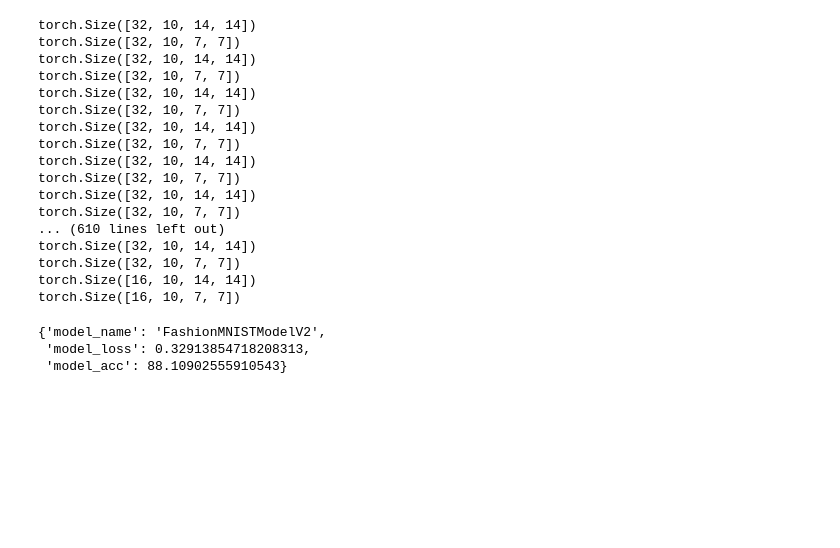
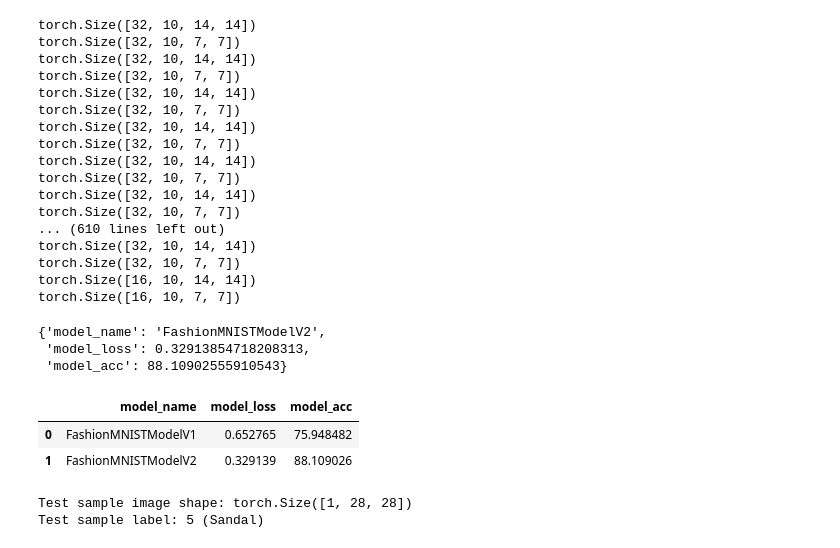
Before and after one commit to notakshitgoyal/Computer_vision, a Jupyter notebook: PyTorch_computer_vision.ipynb, the cells around one changed output. Saved outputs shown, nothing was run; the diff lists cells and outputs as text; code cells hidden in the pictures; blank space fills up the shorter version.

```diff
--- a/PyTorch_computer_vision.ipynb
+++ b/PyTorch_computer_vision.ipynb
@@ -584,3 +584,11 @@ torch.Size([16, 10, 7, 7])
 {'model_name': 'FashionMNISTModelV2',
  'model_loss': 0.32913854718208313,
  'model_acc': 88.10902555910543}
+# %%
+import pandas as pd
+compare_results = pd.DataFrame([model_0_results, model_2_results])
+compare_results
+# %% [output]
+|  | model_name | model_loss | model_acc |
+| 0 | FashionMNISTModelV1 | 0.652765 | 75.948482 |
+| 1 | FashionMNISTModelV2 | 0.329139 | 88.109026 |
@@ -586,0 +615,14 @@ torch.Size([16, 10, 7, 7])
+# %%
+import random
+random.seed(42)
+test_samples = []
+test_labels = []
+for sample, label in random.sample(list(test_data), k=9):
+    test_samples.append(sample)
+    test_labels.append(label)
+
+# View the first test sample shape and label
+print(f"Test sample image shape: {test_samples[0].shape}\nTest sample label: {test_labels[0]} ({class_names[test_labels[0]]})")
+# %% [output]
+Test sample image shape: torch.Size([1, 28, 28])
+Test sample label: 5 (Sandal)
```
Also changed, not shown: parts of 5 cells of this notebook.
